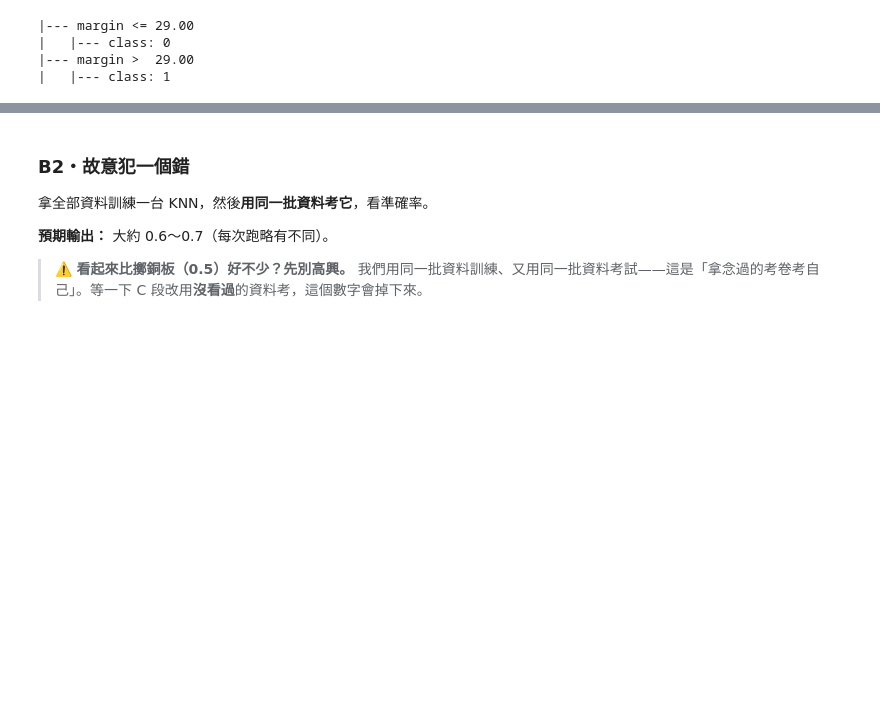
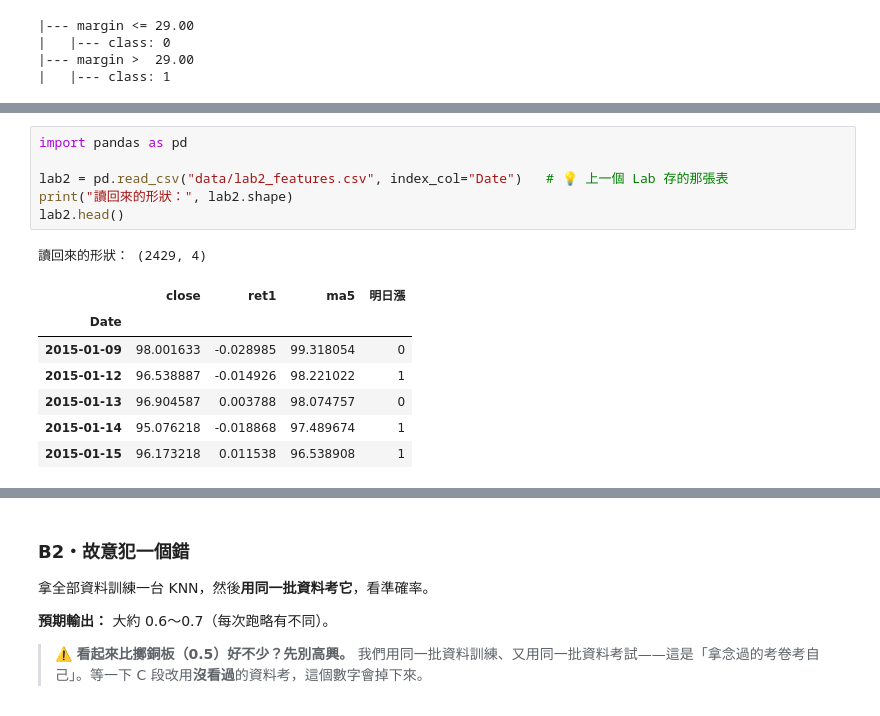
Before and after one commit to guanyuhoujeff/2026-NKUST-Cross-Disciplinary-AI-Training-Course, a Jupyter notebook: 2_人工智慧與金融科技/Lab3_KNN與決策樹/Lab3_KNN與決策樹_完整版.ipynb, the cells around one changed output, grey strips where cells are left out. Saved outputs shown, nothing was run; the diff lists cells and outputs as text; blank space fills up the shorter version.

```diff
--- a/2_人工智慧與金融科技/Lab3_KNN與決策樹/Lab3_KNN與決策樹_完整版.ipynb
+++ b/2_人工智慧與金融科技/Lab3_KNN與決策樹/Lab3_KNN與決策樹_完整版.ipynb
@@ -318,0 +333,15 @@ print(export_text(tree1, feature_names=feature_names))
+# %%
+import pandas as pd
+
+lab2 = pd.read_csv("data/lab2_features.csv", index_col="Date")   # 💡 上一個 Lab 存的那張表
+print("讀回來的形狀：", lab2.shape)
+lab2.head()
+# %% [output]
+讀回來的形狀： (2429, 4)
+|  | close | ret1 | ma5 | 明日漲 |
+| Date |  |  |  |  |
+| 2015-01-09 | 98.001633 | -0.028985 | 99.318054 | 0 |
+| 2015-01-12 | 96.538887 | -0.014926 | 98.221022 | 1 |
+| 2015-01-13 | 96.904587 | 0.003788 | 98.074757 | 0 |
+| 2015-01-14 | 95.076218 | -0.018868 | 97.489674 | 1 |
+| 2015-01-15 | 96.173218 | 0.011538 | 96.538908 | 1 |
```
Also changed, not shown: parts of 23 cells of this notebook, 31 other files.
